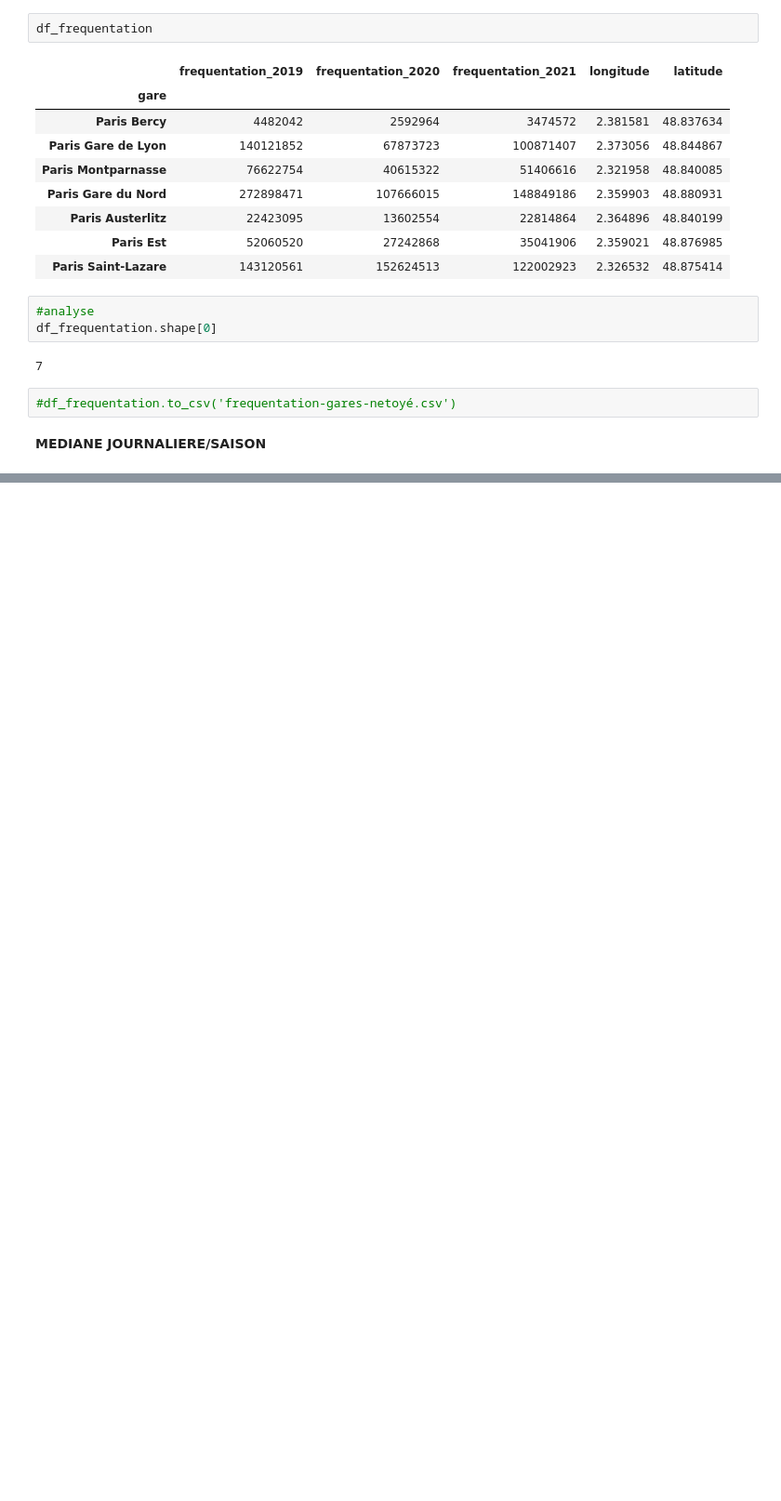
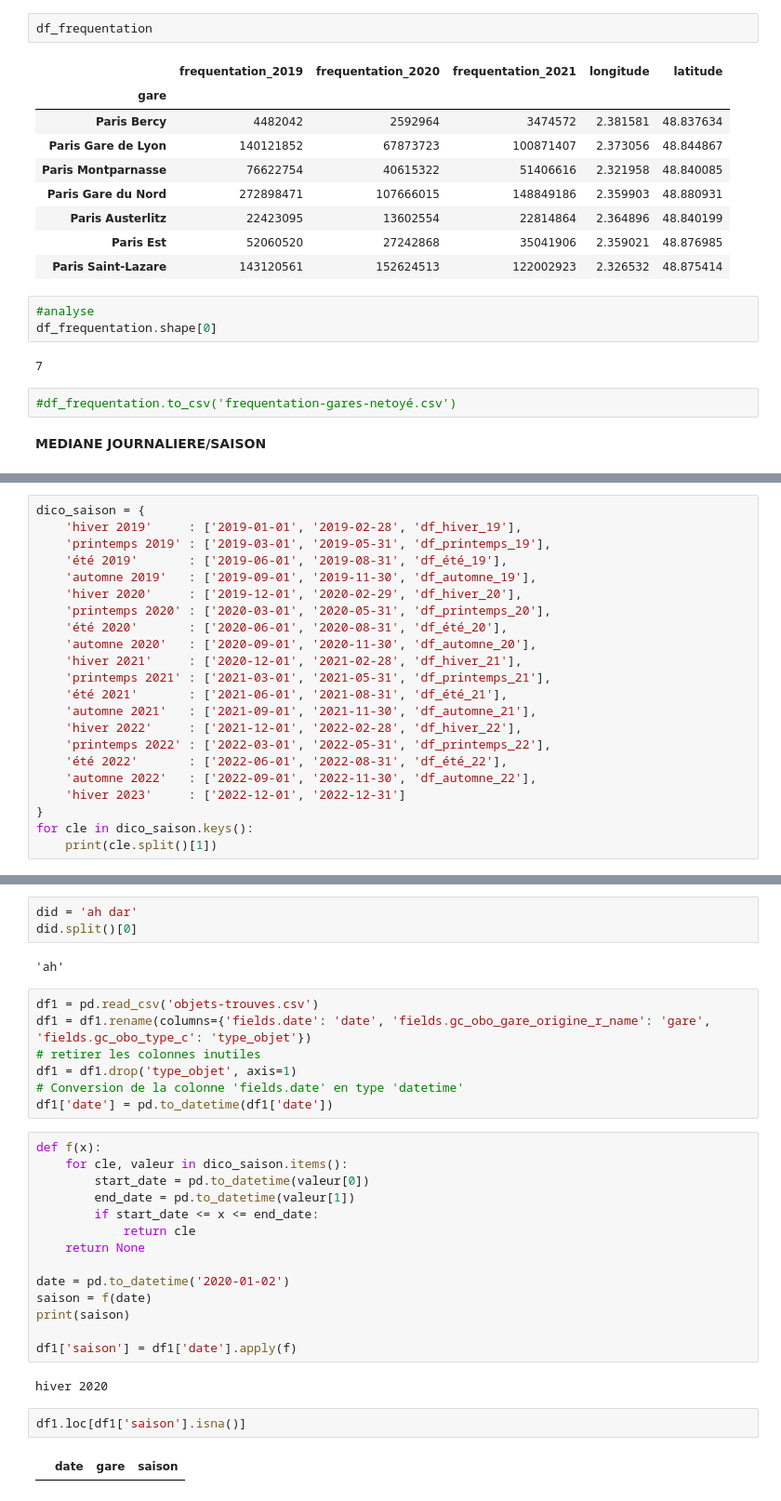
Before and after one commit to Ahmadarwiche/Lost_in_translation, a Jupyter notebook: lost in translation/creer.ipynb, the cells around one changed output, grey strips where cells are left out. Shown at 93% size. Saved outputs shown, nothing was run; the diff lists cells and outputs as text; blank space fills up the shorter version.

```diff
--- a/lost in translation/creer.ipynb
+++ b/lost in translation/creer.ipynb
@@ -413,0 +392,22 @@ la mediane de la siason hiver 2023 est 71.0
+# %%
+dico_saison = {
+    'hiver 2019'     : ['2019-01-01', '2019-02-28', 'df_hiver_19'],
+    'printemps 2019' : ['2019-03-01', '2019-05-31', 'df_printemps_19'],
+    'été 2019'       : ['2019-06-01', '2019-08-31', 'df_été_19'],
+    'automne 2019'   : ['2019-09-01', '2019-11-30', 'df_automne_19'],
+    'hiver 2020'     : ['2019-12-01', '2020-02-29', 'df_hiver_20'],
+    'printemps 2020' : ['2020-03-01', '2020-05-31', 'df_printemps_20'],
+    'été 2020'       : ['2020-06-01', '2020-08-31', 'df_été_20'],
+    'automne 2020'   : ['2020-09-01', '2020-11-30', 'df_automne_20'],
+    'hiver 2021'     : ['2020-12-01', '2021-02-28', 'df_hiver_21'],
+    'printemps 2021' : ['2021-03-01', '2021-05-31', 'df_printemps_21'],
+    'été 2021'       : ['2021-06-01', '2021-08-31', 'df_été_21'],
+    'automne 2021'   : ['2021-09-01', '2021-11-30', 'df_automne_21'],
+    'hiver 2022'     : ['2021-12-01', '2022-02-28', 'df_hiver_22'],
+    'printemps 2022' : ['2022-03-01', '2022-05-31', 'df_printemps_22'],
+    'été 2022'       : ['2022-06-01', '2022-08-31', 'df_été_22'],
+    'automne 2022'   : ['2022-09-01', '2022-11-30', 'df_automne_22'],
+    'hiver 2023'     : ['2022-12-01', '2022-12-31']
+}
+for cle in dico_saison.keys():
+    print(cle.split()[1])
@@ -413,0 +432,32 @@ la mediane de la siason hiver 2023 est 71.0
+# %%
+did = 'ah dar'
+did.split()[0]
+# %% [output]
+'ah'
+# %%
+df1 = pd.read_csv('objets-trouves.csv')
+df1 = df1.rename(columns={'fields.date': 'date', 'fields.gc_obo_gare_origine_r_name': 'gare', 'fields.gc_obo_type_c': 'type_objet'})
+# retirer les colonnes inutiles
+df1 = df1.drop('type_objet', axis=1)
+# Conversion de la colonne 'fields.date' en type 'datetime'
+df1['date'] = pd.to_datetime(df1['date'])
+# %%
+def f(x):
+    for cle, valeur in dico_saison.items():
+        start_date = pd.to_datetime(valeur[0])
+        end_date = pd.to_datetime(valeur[1])
+        if start_date <= x <= end_date:
+            return cle
+    return None
+
+date = pd.to_datetime('2020-01-02')
+saison = f(date)
+print(saison)
+
+df1['saison'] = df1['date'].apply(f)
+# %% [output]
+hiver 2020
+# %%
+df1.loc[df1['saison'].isna()]
+# %% [output]
+|  | date | gare | saison |
```
Also changed, not shown: parts of 6 cells of this notebook, 2 other files.
